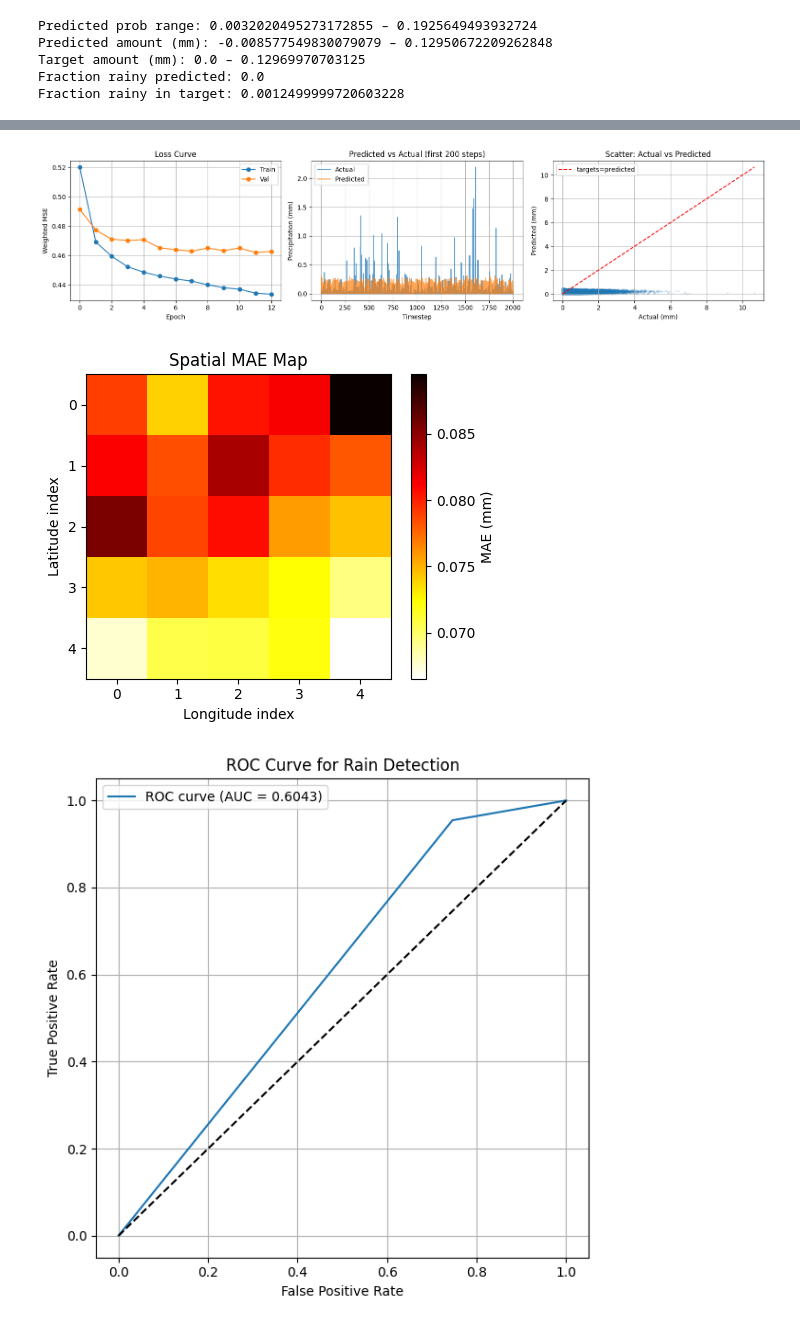
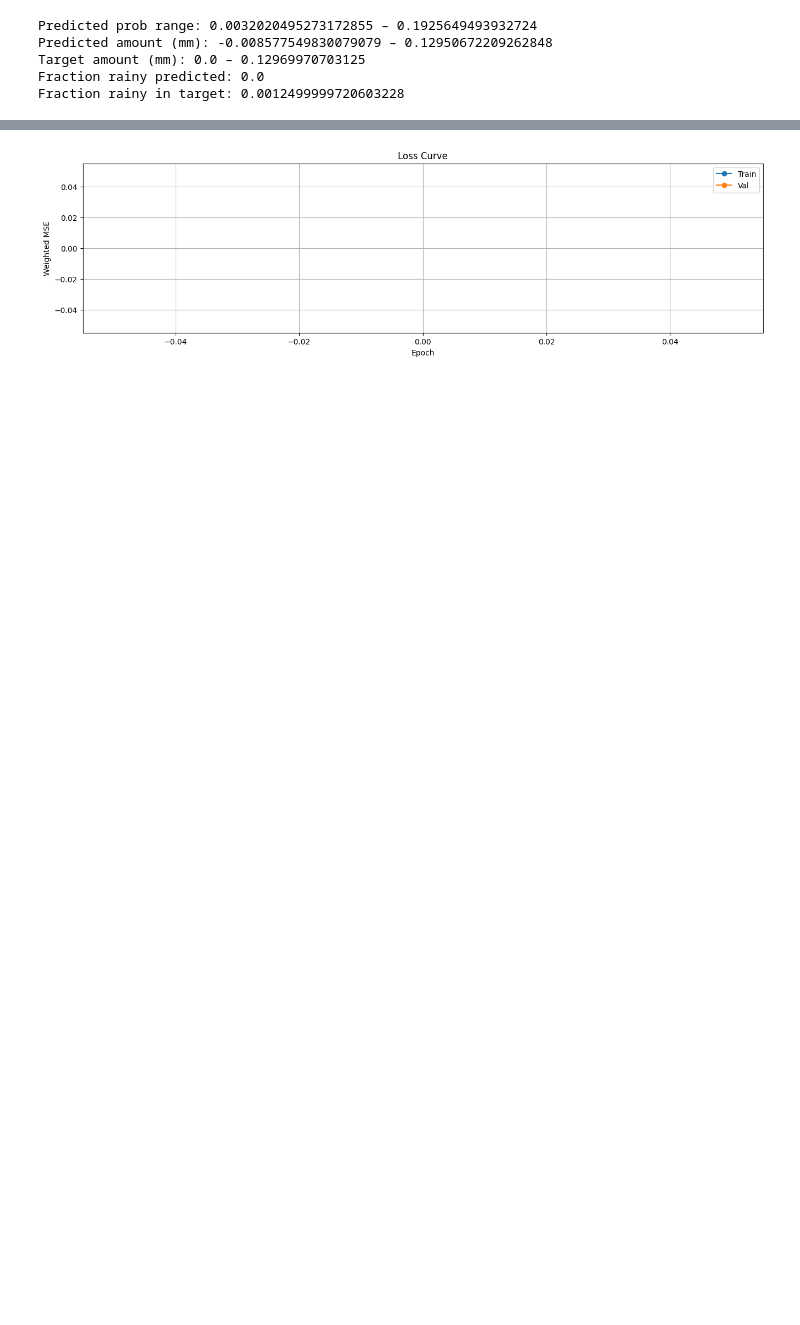
Before and after one commit to CarlaMailin/Predicting-the-Future---Machine-Learning-Weather-Prediction-Model, a Jupyter notebook: topics/training on wrong years - Mailin/CNNLSTM_train_10_years.ipynb, the cells around one changed output, grey strips where cells are left out. Cells and saved outputs as stored; diff of their text form; code cells hidden in the pictures; blank space fills up the shorter version.

```diff
--- a/topics/training on wrong years - Mailin/CNNLSTM_train_10_years.ipynb
+++ b/topics/training on wrong years - Mailin/CNNLSTM_train_10_years.ipynb
@@ -373,7 +358,7 @@ import matplotlib.pyplot as plt
 all_probs, all_amounts, all_targets = [], [], []
 
 with torch.no_grad():
-    for xb, yb in tr_loader:
+    for xb, yb in va_loader:
         xb = xb.to(device)
         prob_logits, amount = model(xb)
         prob = torch.sigmoid(prob_logits).cpu().numpy()   # (B, H, W) 0-1
@@ -430,70 +415,16 @@ print(f"  CSI          : {csi:.4f}  (overall skill, 1=perfect)")
 print("=" * 45)
 
 # ── 2. TRAINING CURVE ─────────────────────────────────────────────────────────
-fig, axes = plt.subplots(1, 3, figsize=(16, 4))
+fig, ax = plt.subplots(1, 1, figsize=(16, 4))
 
-axes[0].plot(train_losses, label='Train', marker='o')
-axes[0].plot(val_losses,   label='Val',   marker='o')
-axes[0].set_title('Loss Curve')
-axes[0].set_xlabel('Epoch')
-axes[0].set_ylabel('Weighted MSE')
-axes[0].legend()
-axes[0].grid(True)
-
-# ── 3. PREDICTED VS ACTUAL (spatial mean over grid) ───────────────────────────
-pred_ts   = preds_mm.mean(axis=(1,2))      # mean over 5×5 grid → mm
-target_ts = targets_mm.mean(axis=(1,2))
-
-axes[1].plot(target_ts[:2000], label='Actual',    alpha=0.7)
-axes[1].plot(pred_ts[:2000],   label='Predicted', alpha=0.7)
-axes[1].set_title('Predicted vs Actual (first 200 steps)')
-axes[1].set_xlabel('Timestep')
-axes[1].set_ylabel('Precipitation (mm)')
-axes[1].legend()
-axes[1].grid(True)
-
-# ── 4. SCATTER PLOT ───────────────────────────────────────────────────────────
-axes[2].scatter(targets_flat , preds_flat , alpha=0.1, s=5)
-axes[2].plot([0, targets_flat.max()],
-             [0, targets_flat.max()], 'r--', label='targets=predicted')
-axes[2].set_title('Scatter: Actual vs Predicted')
-axes[2].set_xlabel('Actual (mm)')
-axes[2].set_ylabel('Predicted (mm)')
-axes[2].legend()
-axes[2].grid(True)
-
-plt.tight_layout()
-plt.savefig('plots/evaluation.png', dpi=150)
-plt.show()
-
-# ── 5. SPATIAL ERROR MAP ──────────────────────────────────────────────────────
-mae_map = np.abs(preds_mm - targets_mm).mean(axis=0)   # (5, 5) in mm
-
-fig2, ax = plt.subplots(figsize=(5, 4))
-im = ax.imshow(mae_map, cmap='hot_r')
-plt.colorbar(im, ax=ax, label='MAE (mm)')
-ax.set_title('Spatial MAE Map')
-ax.set_xlabel('Longitude index')
-ax.set_ylabel('Latitude index')
-plt.tight_layout()
-plt.savefig('plots/spatial_mae.png', dpi=150)
-plt.show()
-
-# plot roc curve
-from sklearn.metrics import roc_curve, auc
-fpr, tpr, _ = roc_curve(target_rain, pred_rain)
-roc_auc = auc(fpr, tpr)
-plt.figure(figsize=(6, 6))
-plt.plot(fpr, tpr, label=f'ROC curve (AUC = {roc_auc:.4f})')
-plt.plot([0, 1], [0, 1], 'k--')
-plt.title('ROC Curve for Rain Detection')
-plt.xlabel('False Positive Rate')
-plt.ylabel('True Positive Rate')
-plt.legend()
-plt.grid(True)
-plt.tight_layout()
-plt.savefig('plots/roc_curve.png', dpi=150)
-plt.show()
+ax.plot(train_losses, label='Train', marker='o')
+ax.plot(val_losses,   label='Val',   marker='o')
+ax.set_title('Loss Curve')
+ax.set_xlabel('Epoch')
+ax.set_ylabel('Weighted MSE')
+ax.legend()
+ax.grid(True)
+plt.savefig("plots/training_curve.png")
 # %% [output]
 =============================================
            TEST SET METRICS
@@ -509,4 +440,2 @@ plt.show()
 =============================================
-[figure, old version]
+[figure, new version]
-[figure, removed]
-[figure, removed]
```
Also changed, not shown: parts of 12 cells of this notebook, 23 other files.
